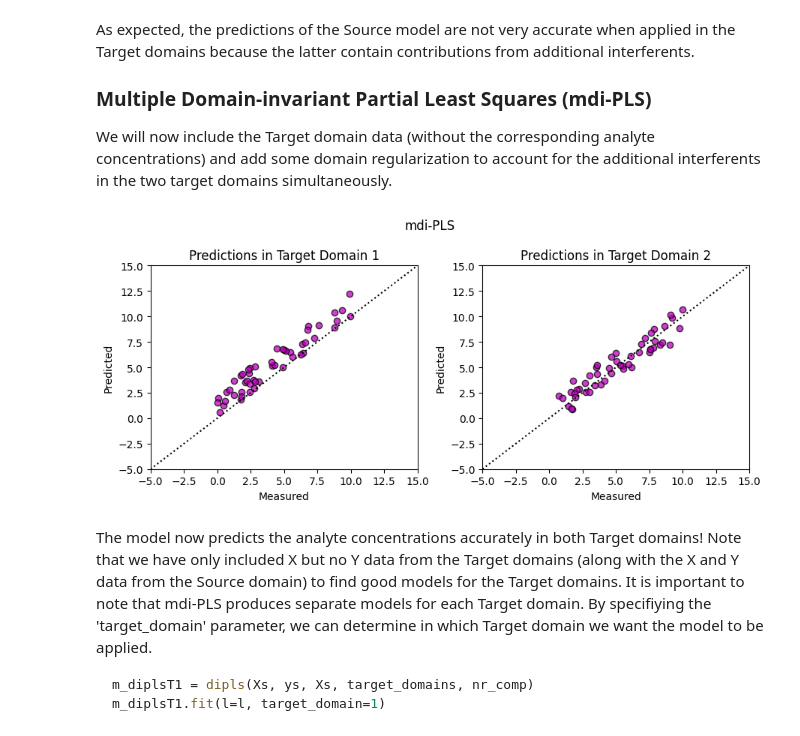
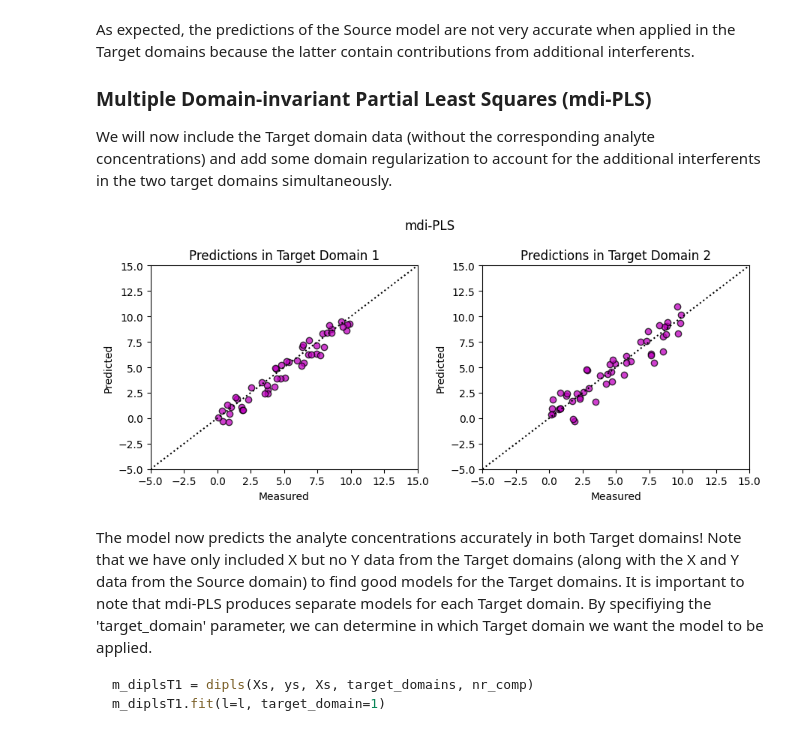
Before and after one commit to B-Analytics/di-PLS, a Jupyter notebook: notebooks/demo_mdiPLS.ipynb, the cells around one changed output. Drawn from its saved outputs; the diff is of its cells as text; code cells hidden in the pictures.

```diff
--- a/notebooks/demo_mdiPLS.ipynb
+++ b/notebooks/demo_mdiPLS.ipynb
@@ -126,7 +126,7 @@ We will now try to model the analyte concentration in the Source domain given th
 # %%
 ### Preliminaries
 nr_comp = 2                         # Number of components
-l = [0]                             # Regularization parameter
+l = 0                               # Regularization parameter
 target_domains = [Xt1, Xt2]         # Target domains
 ys = np.expand_dims(Cs[:, 0],1)     # Source domain concentrations
 yt1 = np.expand_dims(Ct1[:, 0],1)   # Target domain 1 concentrations
@@ -176,7 +176,7 @@ As expected, the predictions of the Source model are not very accurate when appl
 We will now include the Target domain data (without the corresponding analyte concentrations) and add some domain regularization to account for the additional interferents in the two target domains simultaneously.
 # %%
 # Preliminaries
-l = [100] # Regularization parameter
+l = 100   # Regularization parameter
 
 ### mdi-PLS Model for target domain 1
 m_diplsT1 = dipls(A=nr_comp, l=l, target_domain=1)
@@ -192,34 +192,34 @@ m_diplsT2.fit(Xs, ys, Xs, target_domains)
 b_diplsT2 = m_diplsT2.b_
 yhat_diplsT2 = m_diplsT2.predict(Xt2)
 
 error_diplsT2 = fct.rmse(yt2, yhat_diplsT2)
 
 min_ = -5
 max_ = 15
 
 # Plot
 plt.figure(figsize=(9, 4))
 plt.subplot(121)
 plt.scatter(yt1, yhat_diplsT1, color='m', edgecolor='k',alpha=0.75)
 plt.plot([min_,max_], [min_,max_], color='k', linestyle=":")
 plt.xlim([min_,max_])
 plt.ylim([min_,max_])
 plt.title('Predictions in Target Domain 1')
 plt.xlabel('Measured')
 plt.ylabel('Predicted')
 
 plt.subplot(122)
 plt.scatter(yt2, yhat_diplsT2, color='m', edgecolor='k',alpha=0.75)
 plt.plot([min_,max_], [min_,max_], color='k', linestyle=":")
 plt.xlim([min_,max_])
 plt.ylim([min_,max_])
 plt.title('Predictions in Target Domain 2')
 plt.xlabel('Measured')
 plt.ylabel('Predicted')
 plt.suptitle('mdi-PLS')
 plt.tight_layout()
 # %% [output]
-[figure, old version]
+[figure, new version]
 # %% [markdown]
 The model now predicts the analyte concentrations accurately in both Target domains! Note that we have only included X but no Y data from the Target domains (along with the X and Y data from the Source domain) to find good models for the Target domains. It is important to note that mdi-PLS produces separate models for each Target domain. By specifiying the 'target_domain' parameter, we can determine in which Target domain we want the model to be applied.
 
```
Also changed, not shown: parts of 5 cells of this notebook, 10 other files.
